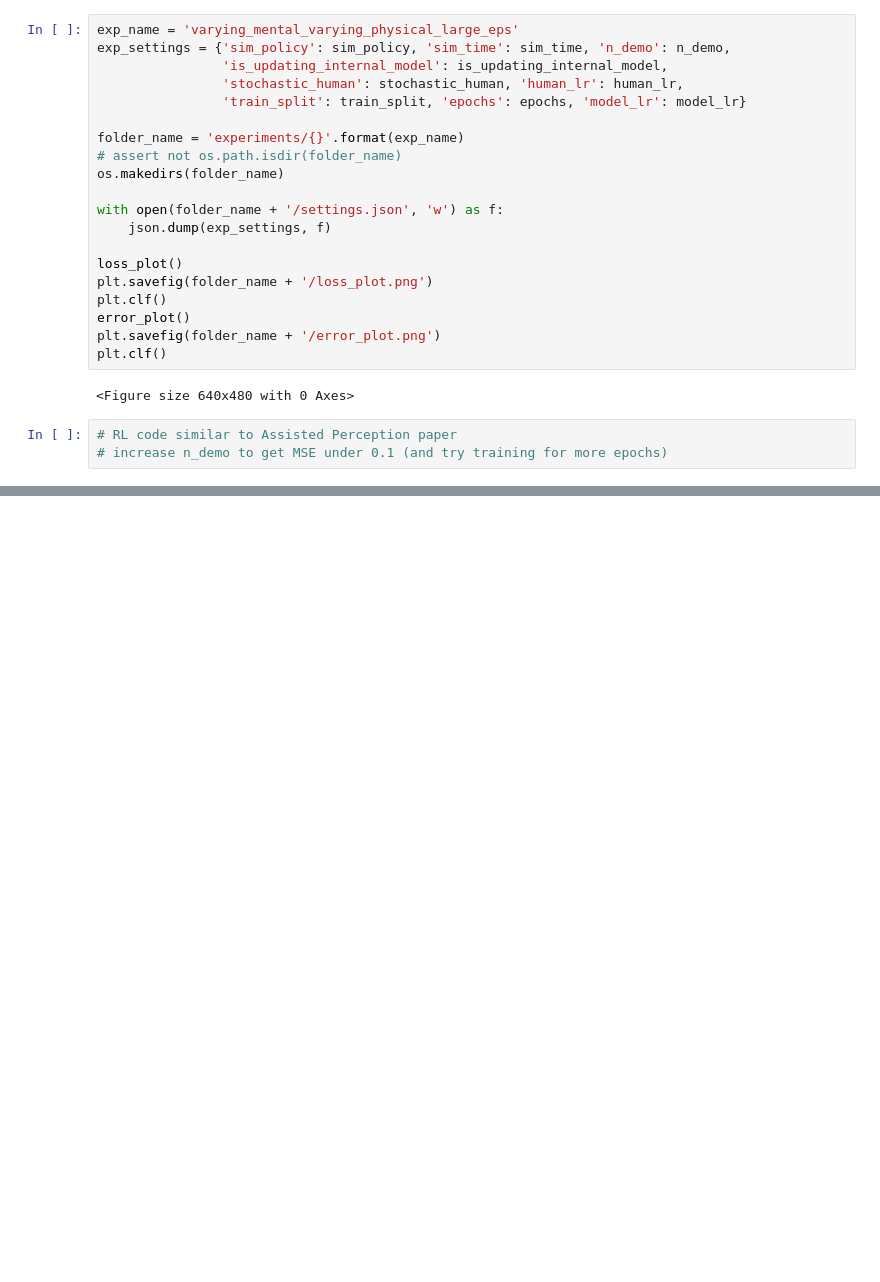
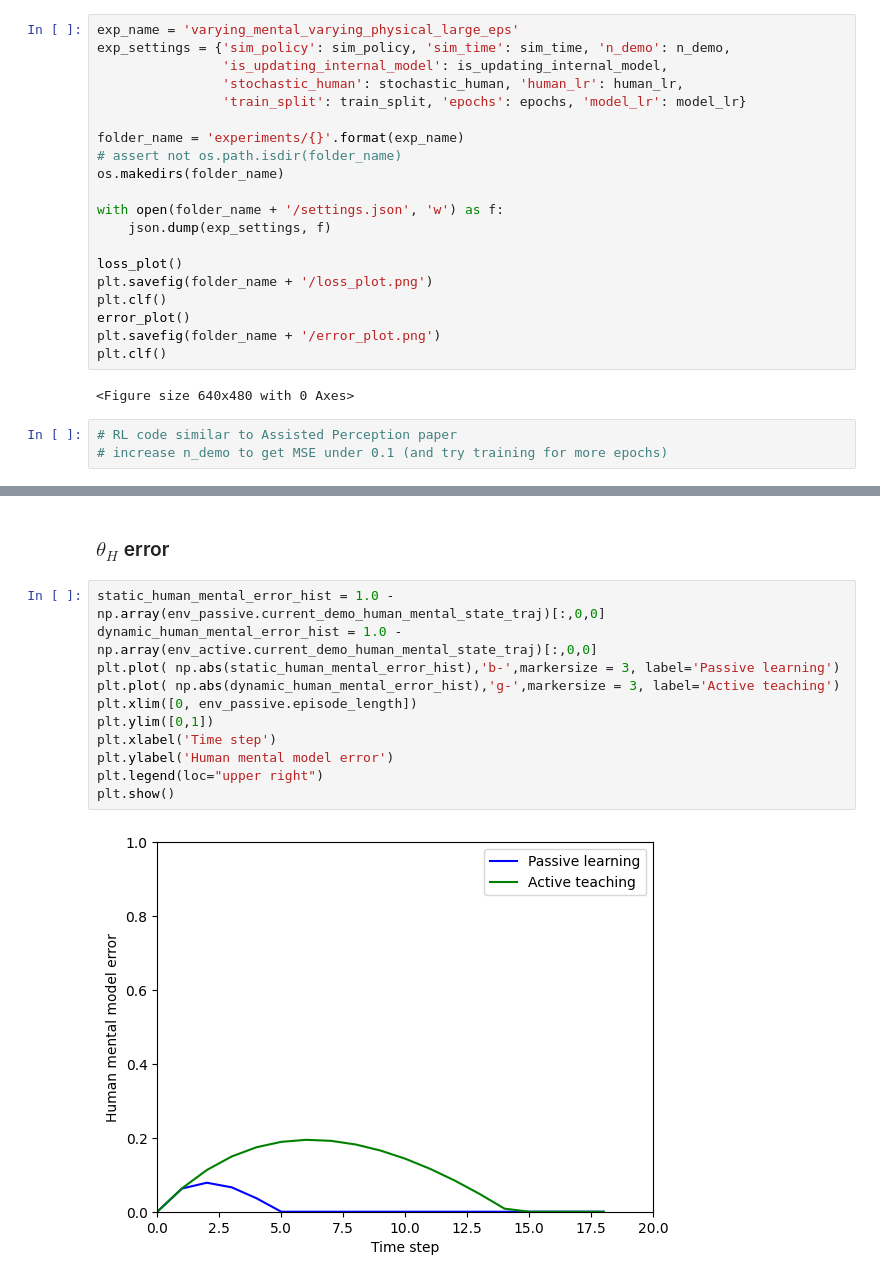
Before and after one commit to arvindrajaraman/closed-loop-influence, a Jupyter notebook: train_transformer.ipynb, the cells around one changed output, grey strips where cells are left out. Cells and saved outputs as stored; diff of their text form; blank space fills up the shorter version.

```diff
--- a/train_transformer.ipynb
+++ b/train_transformer.ipynb
@@ -251,0 +389,15 @@ plt.clf()
+# %% [markdown]
+### $\theta_H$ error
+# %%
+static_human_mental_error_hist = 1.0 - np.array(env_passive.current_demo_human_mental_state_traj)[:,0,0]
+dynamic_human_mental_error_hist = 1.0 - np.array(env_active.current_demo_human_mental_state_traj)[:,0,0]
+plt.plot( np.abs(static_human_mental_error_hist),'b-',markersize = 3, label='Passive learning')
+plt.plot( np.abs(dynamic_human_mental_error_hist),'g-',markersize = 3, label='Active teaching')
+plt.xlim([0, env_passive.episode_length])
+plt.ylim([0,1])
+plt.xlabel('Time step')
+plt.ylabel('Human mental model error')
+plt.legend(loc="upper right")
+plt.show()
+# %% [output]
+[figure, added]
```
Also changed, not shown: parts of 18 cells of this notebook, 2 other files.
